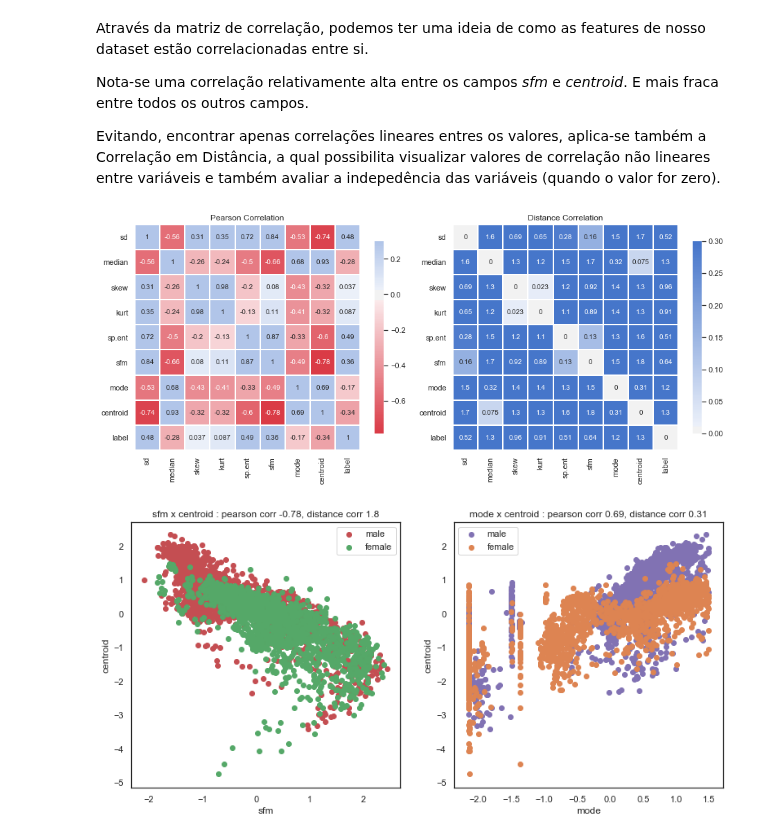
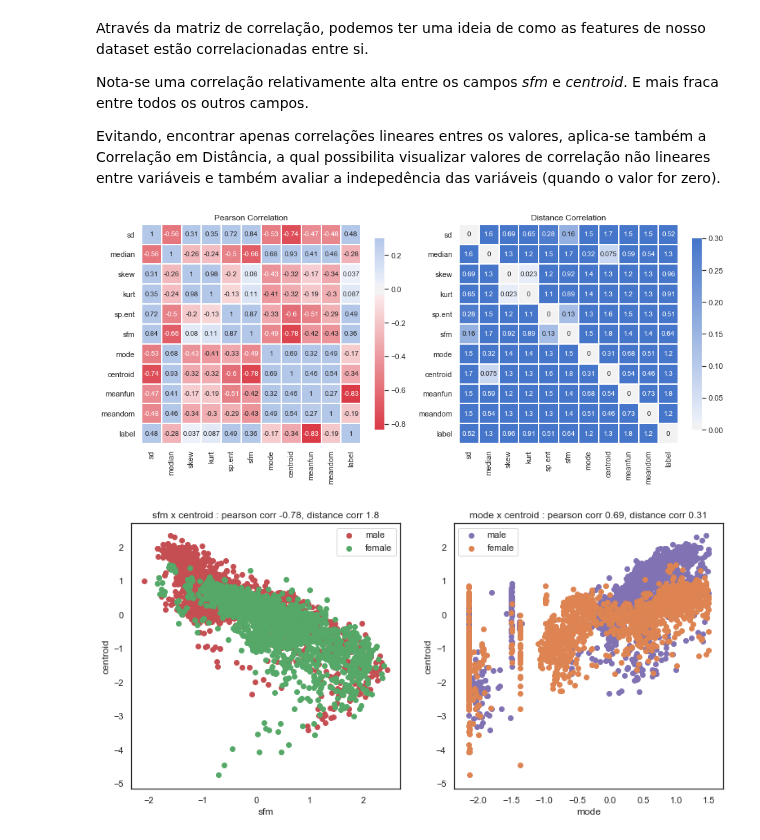
Before and after one commit to rdenadai/ia006c, a Jupyter notebook: notebooks/EFC02/EFC02.ipynb, the cells around one changed output. Drawn from its saved outputs; the diff is of its cells as text; code cells hidden in the pictures.

```diff
--- a/notebooks/EFC02/EFC02.ipynb
+++ b/notebooks/EFC02/EFC02.ipynb
@@ -211,6 +216,6 @@ sound_c = df[["sd", "median", "skew", "kurt", "sp.ent", "sfm", "mode", "centroid
 # %%
 data = []
-for field in ["sd", "median", "skew", "kurt", "sp.ent", "sfm", "mode", "centroid"]:
+for field in x_fields:
     unique_elements, counts_elements = np.unique(sound_c[field], return_counts=True)
     data.append([
         field,
@@ -269,19 +282,13 @@ plt.show()
 Como é possível observar alguns dos atributos tem seu histograma próximo ao formato de uma distribuição gaussiana. Abaixo, são apresentados as Densidades de Probabilidade dos mesmos dados, entretanto escalonados usado a seguinte operação:
 
 $y = \frac{x-\mu}{\sigma}$
-# %%
-scaler = Scaler()
-sound_c.loc[:]["sd"] = scaler.fit_transform(sound_c["sd"])
-sound_c.loc[:]["median"] = scaler.fit_transform(sound_c["median"])
-sound_c.loc[:]["skew"] = scaler.fit_transform(sound_c["skew"])
-sound_c.loc[:]["kurt"] = scaler.fit_transform(sound_c["kurt"])
-sound_c.loc[:]["sp.ent"] = scaler.fit_transform(sound_c["sp.ent"])
-sound_c.loc[:]["sfm"] = scaler.fit_transform(sound_c["sfm"])
-sound_c.loc[:]["mode"] = scaler.fit_transform(sound_c["mode"])
-sound_c.loc[:]["centroid"] = scaler.fit_transform(sound_c["centroid"])
+# %%
+scaler = Scaler()
+for field in x_fields:
+    sound_c.loc[:][field] = scaler.fit_transform(sound_c[field])
 # %%
 data = []
-for field in ["sd", "median", "skew", "kurt", "sp.ent", "sfm", "mode", "centroid"]:
+for field in x_fields:
     unique_elements, counts_elements = np.unique(sound_c[field], return_counts=True)
     data.append([
         field,
@@ -353,33 +370,36 @@ Nota-se uma correlação relativamente alta entre os campos *sfm* e *centroid*.
 
 Evitando, encontrar apenas correlações lineares entres os valores, aplica-se também a Correlação em Distância, a qual possibilita visualizar valores de correlação não lineares entre variáveis e também avaliar a indepedência das variáveis (quando o valor for zero).
 # %%
+# Pearson Correlation
 corr = sound_c.corr()
-fields = ["sd", "median", "skew", "kurt", "sp.ent", "sfm", "mode", "centroid", "label"]
 
-dcorr = np.zeros((9, 9))
+# Distance Correlation
+ds = len(x_fields) + 1
+dcorr = np.zeros((ds, ds))
 for i, field in enumerate(fields):
     for k, field2 in enumerate(fields):
         dcorr[i][k] = dcorrelation(sound_c[field], sound_c[field2])
+
 
 cmap = sns.diverging_palette(10, 255, as_cmap=True)
 
 plt.figure(figsize=(13, 8))
 plt.subplot(1, 2, 1)
 plt.title("Pearson Correlation")
 ax = sns.heatmap(corr, cmap=cmap, vmax=.3, center=0,
             square=True, linewidths=1, annot=True, cbar_kws={"shrink": .5})
-ax.set_ylim(9, 0)
+ax.set_ylim(ds, 0)
 plt.subplot(1, 2, 2)
 plt.title("Distance Correlation")
 ax = sns.heatmap(dcorr, cmap=cmap, vmax=.3, center=0,
             square=True, linewidths=1, annot=True, cbar_kws={"shrink": .5},
             xticklabels=fields, yticklabels=fields
 )
-ax.set_ylim(9, 0)
+ax.set_ylim(ds, 0)
 plt.tight_layout()
 plt.show()
 # %% [output]
-[figure, old version]
+[figure, new version]
 # %%
 labels, colors, colors2 = ("male", "female"), ("C3", "C2"), ("C4", "C1")
 plt.figure(figsize=(13, 6))
```
Also changed, not shown: parts of 12 cells of this notebook.
